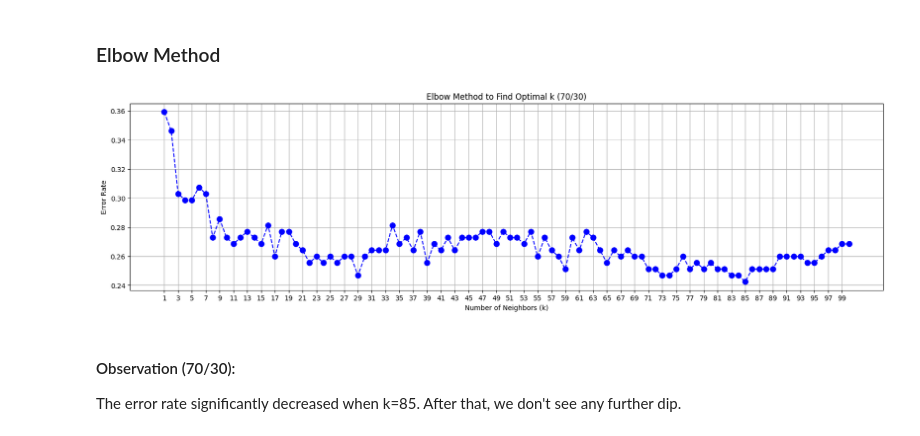
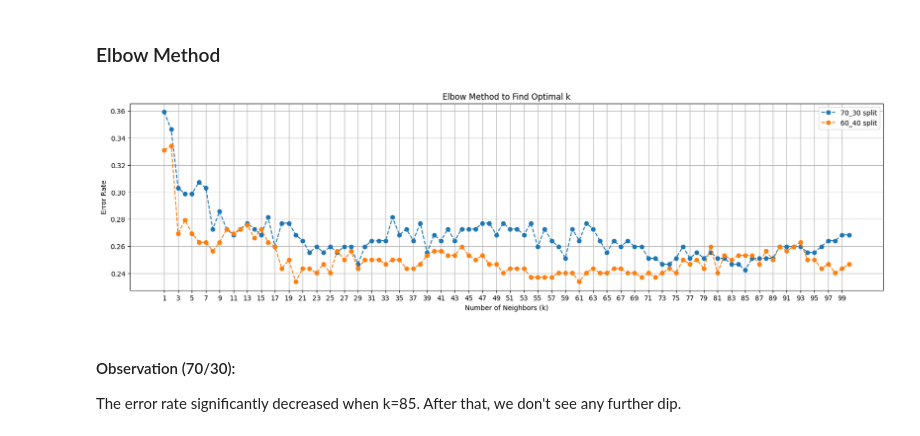
Before and after one commit to Graceyujung/ML, a Jupyter notebook: logistic_knn/Grace_Logistic_KNN.ipynb, the cells around one changed output. Cells and saved outputs as stored; diff of their text form; code cells hidden in the pictures.

Commit message:
Completed 70_30 split Logistic Regression and KNN

```diff
--- a/logistic_knn/Grace_Logistic_KNN.ipynb
+++ b/logistic_knn/Grace_Logistic_KNN.ipynb
@@ -324,36 +331,41 @@ Both model (70/30, 60/40) perform well on the training data but has a lower perf
 ### Elbow Method
 # %%
 #Test different values of k to perform KNN  (70/30)
-error_rates = []
+error_rates = {}
 k_range = range(1, 101)
 
-data_split = scaled_data["70_30"]
+for key, data_split in scaled_data.items():
+    X_scaled = data_split["X_scaled"]
+    X_test_scaled = data_split["X_test_scaled"]
+    Y_train = data_split["Y_train"]
+    Y_test = data_split["Y_test"]
 
-X_scaled = data_split['X_train']
-X_test_scaled = data_split["X_test"]
-Y_train = data_split["Y_train"]
-Y_test = data_split["Y_test"]
+    error_rates[key] = []  #create a list for each split
 
-for k in k_range:
-    knn = KNeighborsClassifier(n_neighbors=k)
+    for k in k_range:
+        knn = KNeighborsClassifier(n_neighbors=k)
 
-    knn.fit(X_scaled, Y_train)
-    y_test_pred = knn.predict(X_test_scaled)
+        knn.fit(X_scaled, Y_train)
+        y_test_pred = knn.predict(X_test_scaled)
 
-    error = 1 - accuracy_score(Y_test, y_test_pred)
-    error_rates.append(error)
+        error = 1 - accuracy_score(Y_test, y_test_pred)
+        error_rates[key].append(error)
 # %%
 #Plot the elbow curve to find the optimal value of k  (70/30)
 plt.figure(figsize=(20, 5))
-plt.plot(k_range, error_rates, marker='o', linestyle='dashed', color='b', markersize=8)
+
+for key in error_rates:
+    plt.plot(k_range, error_rates[key], marker='o', linestyle='dashed', label=f"{key} split")
+
 plt.xlabel('Number of Neighbors (k)')
 plt.ylabel('Error Rate')
-plt.title('Elbow Method to Find Optimal k (70/30)')
+plt.title('Elbow Method to Find Optimal k')
 plt.xticks(np.arange(1, 101, step=2))
+plt.legend()
 plt.grid(True)
 plt.show()
 # %% [output]
-[figure, old version]
+[figure, new version]
 # %% [markdown]
 #### Observation (70/30):
 The error rate significantly decreased when k=85. After that, we don't see any further dip.
```
Also changed, not shown: parts of 18 cells of this notebook.
